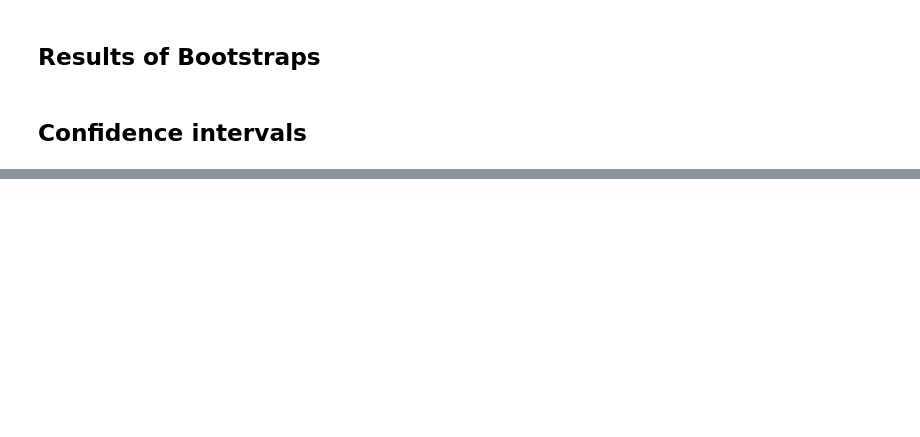
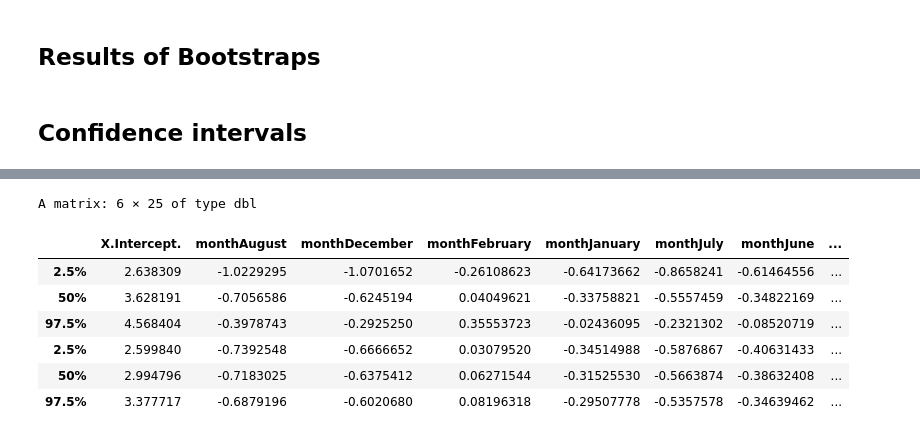
Before and after one commit to LeoKraushaar/protests, a Jupyter notebook: code/R/bootstrap_results.ipynb, the cells around one changed output, grey strips where cells are left out. Cells and saved outputs as stored; diff of their text form; code cells hidden in the pictures; blank space fills up the shorter version.

```diff
--- a/code/R/bootstrap_results.ipynb
+++ b/code/R/bootstrap_results.ipynb
@@ -27,3 +13,10 @@ A data.frame: 0 × 25
+# %%
+interval <- function(X, alpha=0.05) {
+
+    quantiles <- quantile(X, probs = c(alpha/2, 1/2, 1-(alpha/2)))
+    return(quantiles)
+
+}
 # %%
 conf_cols <- c("X.Intercept.", "retail")
 # %%
@@ -61,0 +67,11 @@ A data.frame: 3 × 26
+# %%
+rbind(R_intervals, S_intervals)
+# %% [output]
+A matrix: 6 × 25 of type dbl
+|  | X.Intercept. | monthAugust | monthDecember | monthFebruary | monthJanuary | monthJuly | monthJune | ... |
+| 2.5% | 2.638309 | -1.0229295 | -1.0701652 | -0.26108623 | -0.64173662 | -0.8658241 | -0.61464556 | ... |
+| 50% | 3.628191 | -0.7056586 | -0.6245194 | 0.04049621 | -0.33758821 | -0.5557459 | -0.34822169 | ... |
+| 97.5% | 4.568404 | -0.3978743 | -0.2925250 | 0.35553723 | -0.02436095 | -0.2321302 | -0.08520719 | ... |
+| 2.5% | 2.599840 | -0.7392548 | -0.6666652 | 0.03079520 | -0.34514988 | -0.5876867 | -0.40631433 | ... |
+| 50% | 2.994796 | -0.7183025 | -0.6375412 | 0.06271544 | -0.31525530 | -0.5663874 | -0.38632408 | ... |
+| 97.5% | 3.377717 | -0.6879196 | -0.6020680 | 0.08196318 | -0.29507778 | -0.5357578 | -0.34639462 | ... |
```
Also changed, not shown: parts of 9 cells of this notebook, 5 other files.
